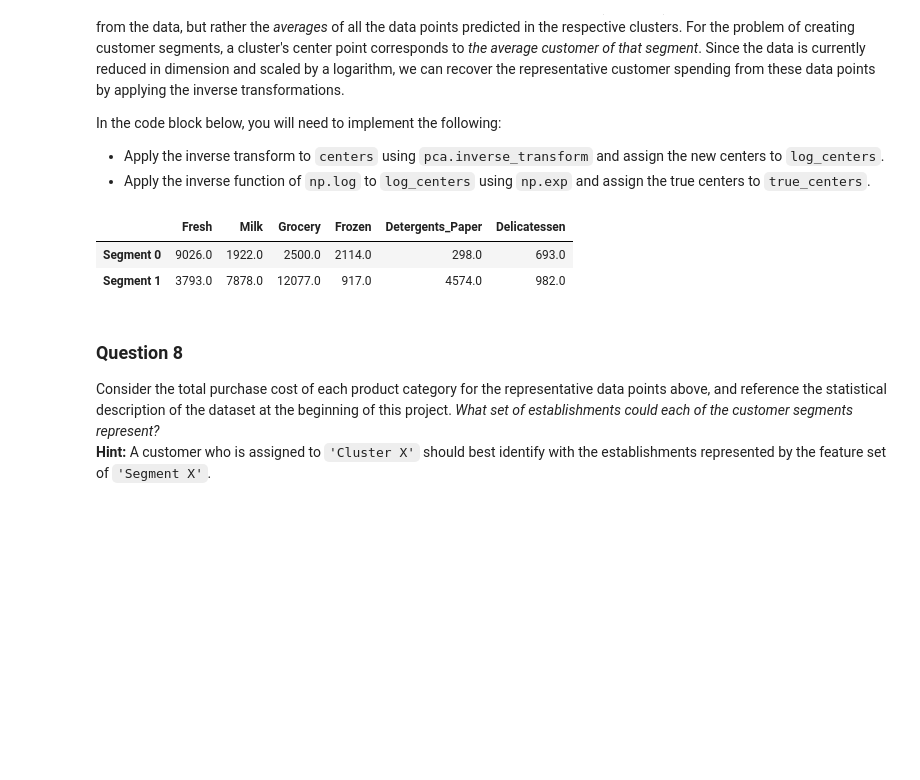
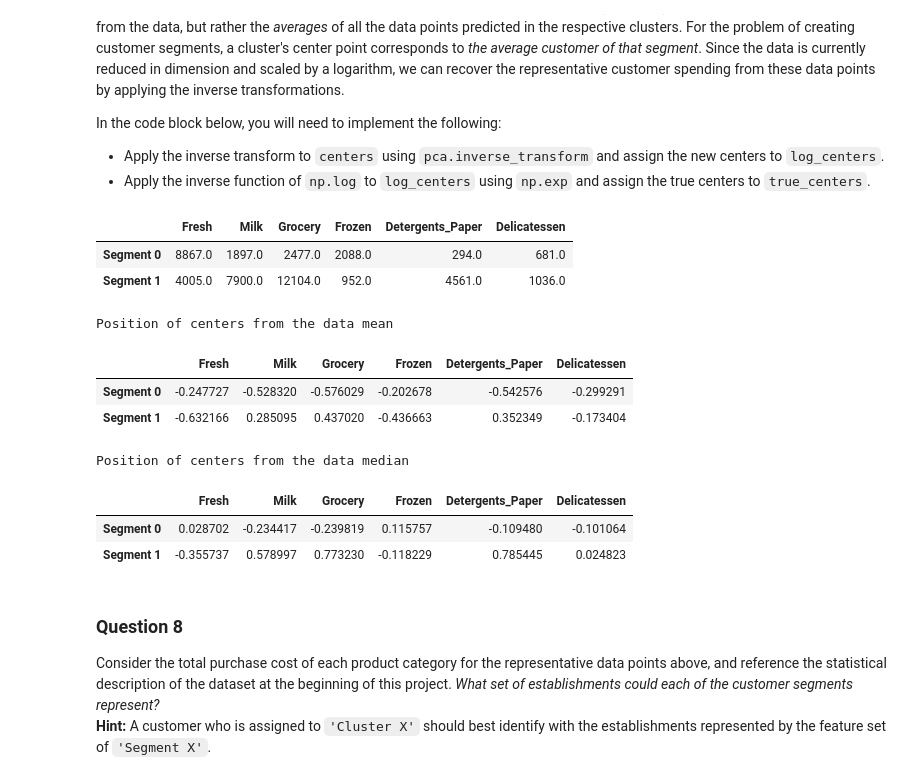
Before and after one commit to Mslef/project_3_MLND, a Jupyter notebook: customer_segments.ipynb, the cells around one changed output. Cells and saved outputs as stored; diff of their text form; code cells hidden in the pictures; blank space fills up the shorter version.

```diff
--- a/customer_segments.ipynb
+++ b/customer_segments.ipynb
@@ -172,9 +193,10 @@ In the code block below, you will need to implement the following:
 **NOTE:** If you choose to remove any outliers, ensure that the sample data does not contain any of these points!
 Once you have performed this implementation, the dataset will be stored in the variable `good_data`.
 # %%
+recurrent_indexes = pd.Series([])
+
 # For each feature find the data points with extreme high or low values
 for feature in log_data.keys():
-
     feature_data = log_data[feature]
 
     # TODO: Calculate Q1 (25th percentile of the data) for the given feature
@@ -186,12 +208,19 @@ for feature in log_data.keys():
     # TODO: Use the interquartile range to calculate an outlier step (1.5 times the interquartile range)
     step = (Q3 - Q1) * 1.5
 
+    feature_outliers = log_data[~((log_data[feature] >= Q1 - step) & (log_data[feature] <= Q3 + step))]
+
+    recurrent_indexes = recurrent_indexes.append(pd.Series(feature_outliers.index.values))
+
     # Display the outliers
     print("Data points considered outliers for the feature '{}':".format(feature))
-    display(log_data[~((log_data[feature] >= Q1 - step) & (log_data[feature] <= Q3 + step))])
+    display(feature_outliers)
 
 # OPTIONAL: Select the indices for data points you wish to remove
-outliers  = [75, 154, 65, 66]
+outliers  = [75, 154, 65, 66, 128]
+
+print("Index points showing in multiple tables")
+print(recurrent_indexes.value_counts()[lambda x: x > 1])
 
 # Remove the outliers, if any were specified
 good_data = log_data.drop(log_data.index[outliers]).reset_index(drop = True)
@@ -423,19 +465,32 @@ In the code block below, you will need to implement the following:
 # %%
 # TODO: Inverse transform the centers
 log_centers = pca.inverse_transform(centers)
 
 # TODO: Exponentiate the centers
 true_centers = np.exp(log_centers)
 
 # Display the true centers
 segments = ['Segment {}'.format(i) for i in range(0,len(centers))]
 true_centers = pd.DataFrame(np.round(true_centers), columns = data.keys())
 true_centers.index = segments
 display(true_centers)
+
+print("Position of centers from the data mean")
+display((true_centers - data.mean().round())/data.std().round())
+print("Position of centers from the data median")
+display((true_centers - data.median().round())/data.std().round())
 # %% [output]
 |  | Fresh | Milk | Grocery | Frozen | Detergents_Paper | Delicatessen |
-| Segment 0 | 9026.0 | 1922.0 | 2500.0 | 2114.0 | 298.0 | 693.0 |
-| Segment 1 | 3793.0 | 7878.0 | 12077.0 | 917.0 | 4574.0 | 982.0 |
+| Segment 0 | 8867.0 | 1897.0 | 2477.0 | 2088.0 | 294.0 | 681.0 |
+| Segment 1 | 4005.0 | 7900.0 | 12104.0 | 952.0 | 4561.0 | 1036.0 |
+Position of centers from the data mean
+|  | Fresh | Milk | Grocery | Frozen | Detergents_Paper | Delicatessen |
+| Segment 0 | -0.247727 | -0.528320 | -0.576029 | -0.202678 | -0.542576 | -0.299291 |
+| Segment 1 | -0.632166 | 0.285095 | 0.437020 | -0.436663 | 0.352349 | -0.173404 |
+Position of centers from the data median
+|  | Fresh | Milk | Grocery | Frozen | Detergents_Paper | Delicatessen |
+| Segment 0 | 0.028702 | -0.234417 | -0.239819 | 0.115757 | -0.109480 | -0.101064 |
+| Segment 1 | -0.355737 | 0.578997 | 0.773230 | -0.118229 | 0.785445 | 0.024823 |
 # %% [markdown]
 ### Question 8
 Consider the total purchase cost of each product category for the representative data points above, and reference the statistical description of the dataset at the beginning of this project. *What set of establishments could each of the customer segments represent?*
```
Also changed, not shown: parts of 20 cells of this notebook, 1 other file.
